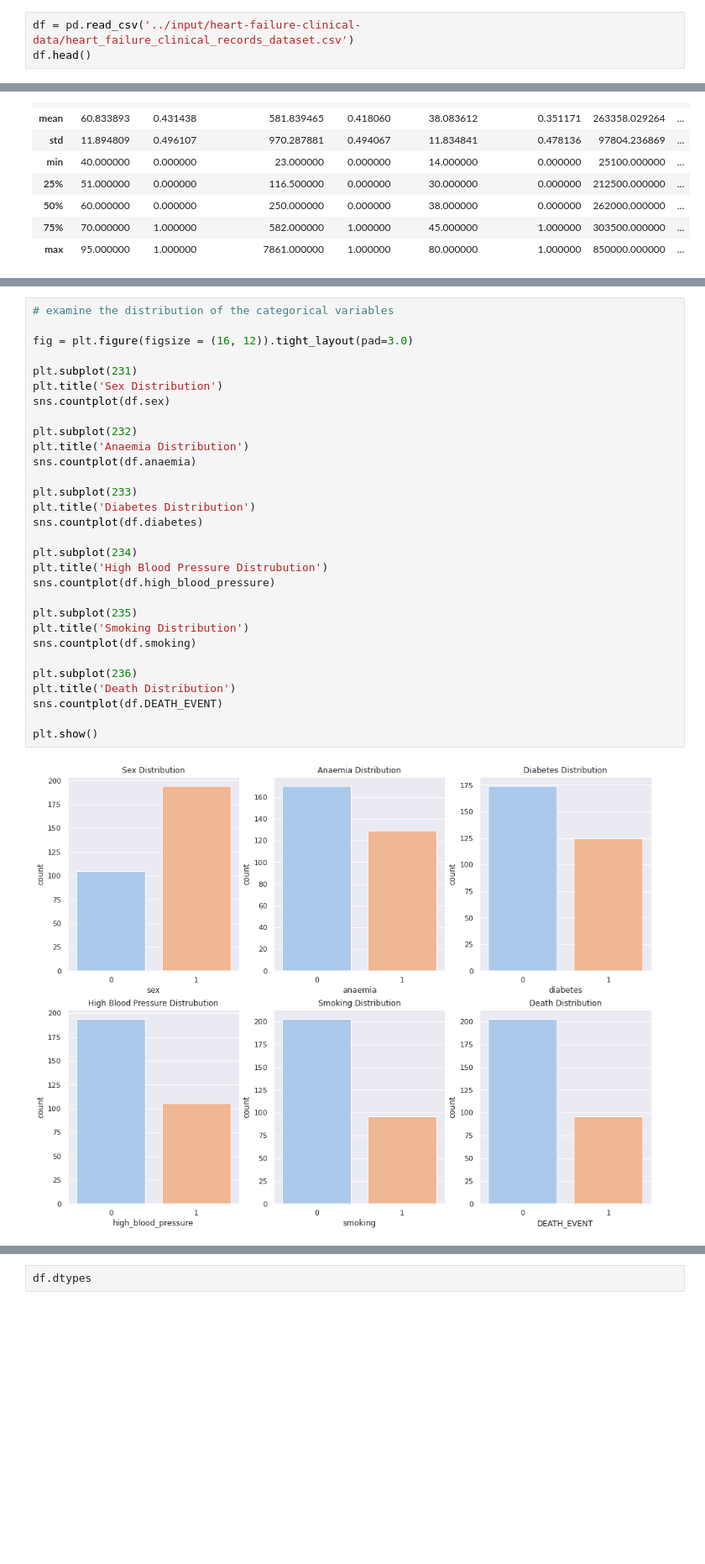
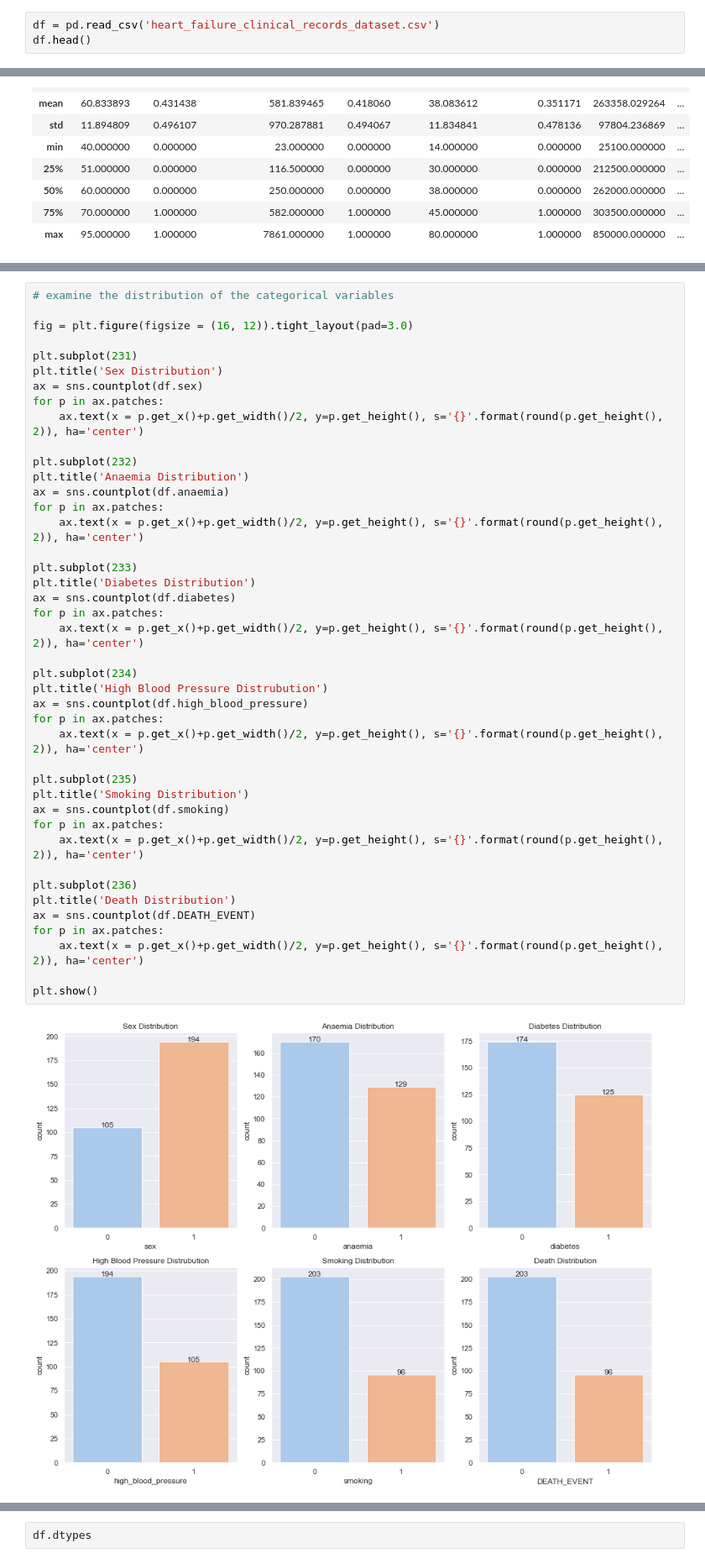
Before and after one commit to fabiovillagran/heart_disease_analysis, a Jupyter notebook: heart-disease-analysis-modeling.ipynb, the cells around one changed output, grey strips where cells are left out. Shown: that part at 84% size. Cells and saved outputs as stored; diff of their text form; blank space fills up the shorter version.

```diff
--- a/heart-disease-analysis-modeling.ipynb
+++ b/heart-disease-analysis-modeling.ipynb
@@ -17,5 +19,5 @@ First let's take a look at the dataset to get an idea of what the data look like
 # %%
-df = pd.read_csv('../input/heart-failure-clinical-data/heart_failure_clinical_records_dataset.csv')
+df = pd.read_csv('heart_failure_clinical_records_dataset.csv')
 df.head()
 # %% [output]
 |  | age | anaemia | creatinine_phosphokinase | diabetes | ejection_fraction | high_blood_pressure | platelets | ... |
@@ -118,33 +125,45 @@ I notice the serum_creatinine and creatinine_phosphokinase features are heavily
 # %%
 # examine the distribution of the categorical variables
 
 fig = plt.figure(figsize = (16, 12)).tight_layout(pad=3.0)
 
 plt.subplot(231)
 plt.title('Sex Distribution')
-sns.countplot(df.sex)
+ax = sns.countplot(df.sex)
+for p in ax.patches:
+    ax.text(x = p.get_x()+p.get_width()/2, y=p.get_height(), s='{}'.format(round(p.get_height(), 2)), ha='center')
 
 plt.subplot(232)
 plt.title('Anaemia Distribution')
-sns.countplot(df.anaemia)
+ax = sns.countplot(df.anaemia)
+for p in ax.patches:
+    ax.text(x = p.get_x()+p.get_width()/2, y=p.get_height(), s='{}'.format(round(p.get_height(), 2)), ha='center')
 
 plt.subplot(233)
 plt.title('Diabetes Distribution')
-sns.countplot(df.diabetes)
+ax = sns.countplot(df.diabetes)
+for p in ax.patches:
+    ax.text(x = p.get_x()+p.get_width()/2, y=p.get_height(), s='{}'.format(round(p.get_height(), 2)), ha='center')
 
 plt.subplot(234)
 plt.title('High Blood Pressure Distrubution')
-sns.countplot(df.high_blood_pressure)
+ax = sns.countplot(df.high_blood_pressure)
+for p in ax.patches:
+    ax.text(x = p.get_x()+p.get_width()/2, y=p.get_height(), s='{}'.format(round(p.get_height(), 2)), ha='center')
 
 plt.subplot(235)
 plt.title('Smoking Distribution')
-sns.countplot(df.smoking)
+ax = sns.countplot(df.smoking)
+for p in ax.patches:
+    ax.text(x = p.get_x()+p.get_width()/2, y=p.get_height(), s='{}'.format(round(p.get_height(), 2)), ha='center')
 
 plt.subplot(236)
 plt.title('Death Distribution')
-sns.countplot(df.DEATH_EVENT)
+ax = sns.countplot(df.DEATH_EVENT)
+for p in ax.patches:
+    ax.text(x = p.get_x()+p.get_width()/2, y=p.get_height(), s='{}'.format(round(p.get_height(), 2)), ha='center')
 
 plt.show()
 # %% [output]
-[figure, old version]
+[figure, new version]
 # %% [markdown]
```
Also changed, not shown: parts of 50 cells of this notebook, 1 other file.
